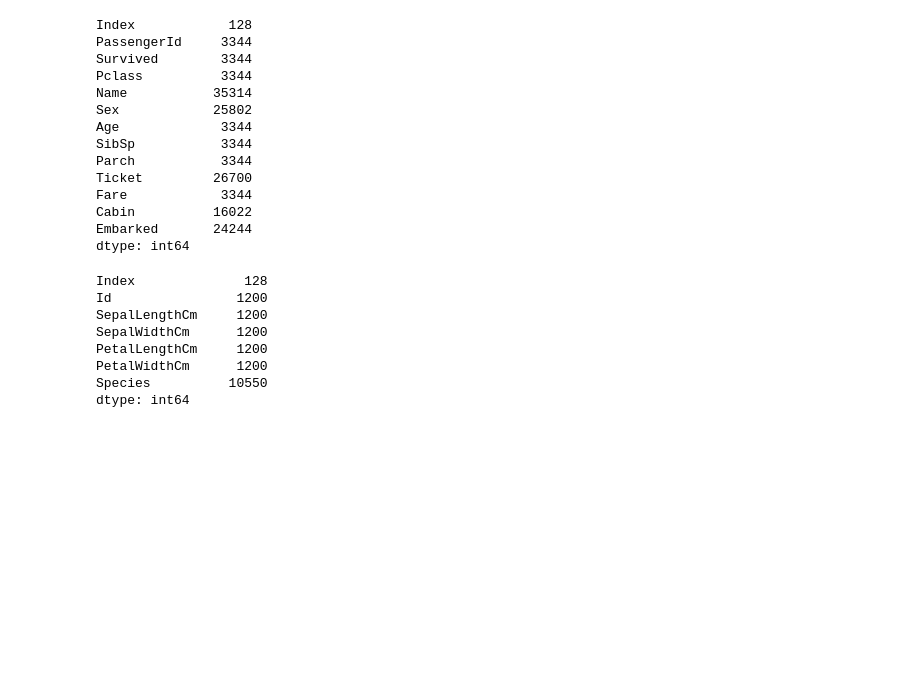
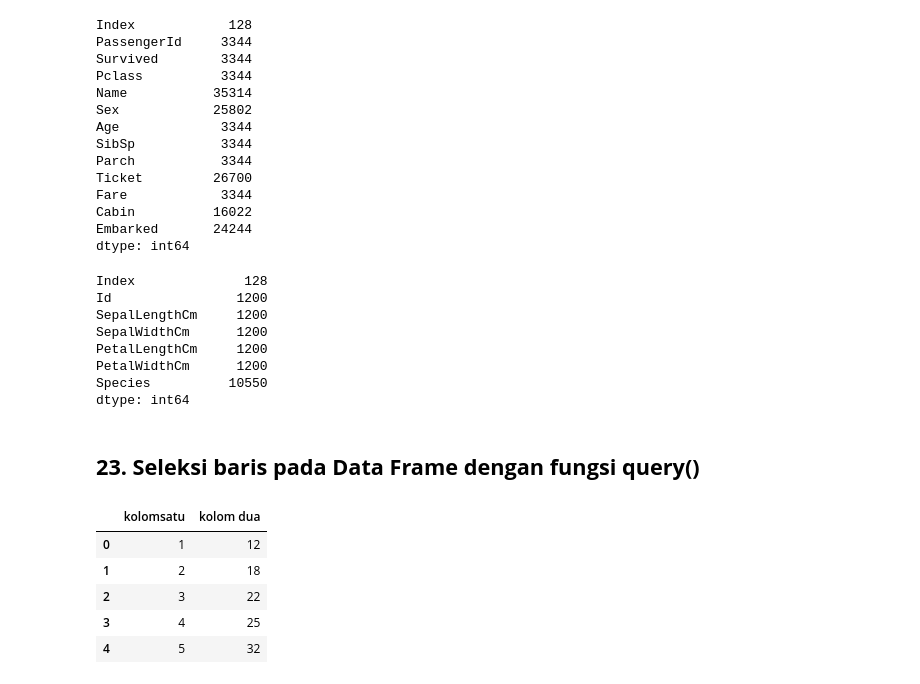
Before and after one commit to Edy-Mochamad/Learn-jupyter-notebook, a Jupyter notebook: pandas.ipynb, the cells around one changed output. Cells and saved outputs as stored; diff of their text form; code cells hidden in the pictures; blank space fills up the shorter version.

```diff
--- a/pandas.ipynb
+++ b/pandas.ipynb
@@ -1192,3 +1210,20 @@ PetalLengthCm     1200
 PetalWidthCm      1200
 Species          10550
 dtype: int64
+# %% [markdown]
+## **23. Seleksi baris pada Data Frame dengan fungsi query()**
+# %%
+x = {
+    'kolomsatu' : [1, 2, 3, 4, 5],
+    'kolom dua' : [12, 18, 22, 25, 32]
+}
+
+df = pd.DataFrame(x)
+df
+# %% [output]
+|  | kolomsatu | kolom dua |
+| 0 | 1 | 12 |
+| 1 | 2 | 18 |
+| 2 | 3 | 22 |
+| 3 | 4 | 25 |
+| 4 | 5 | 32 |
```
Also changed, not shown: parts of 5 cells of this notebook.
